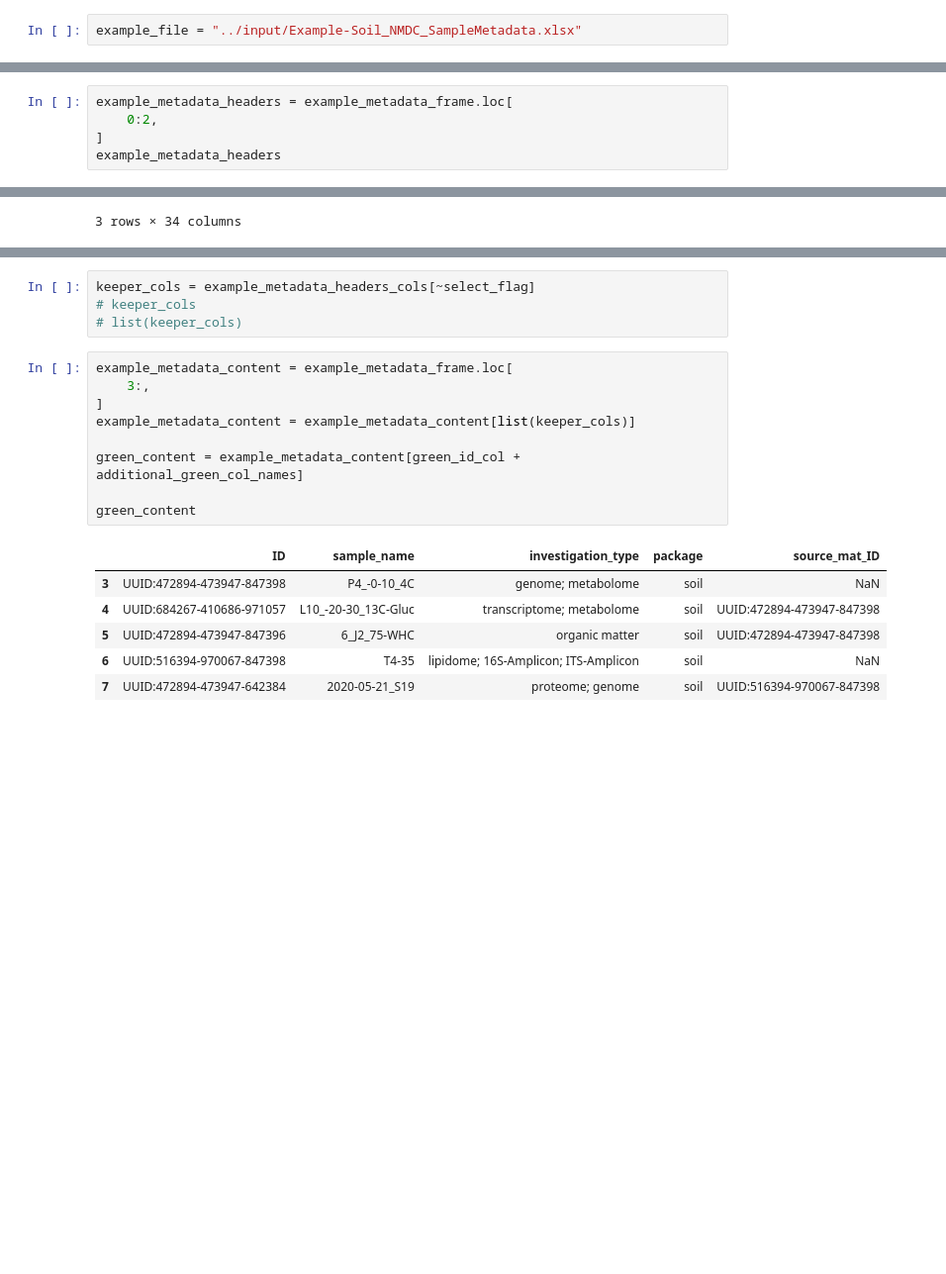
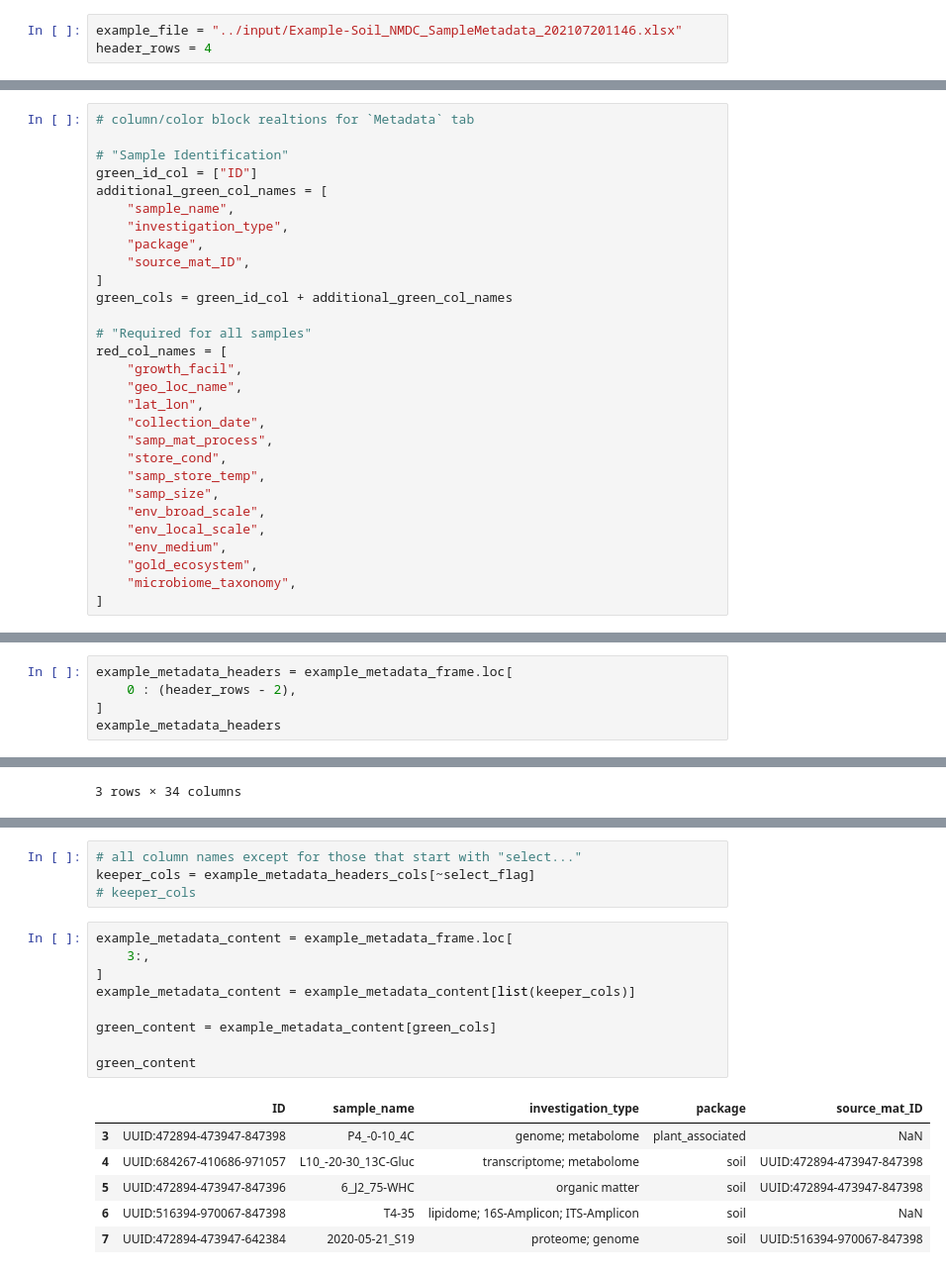
Before and after one commit to microbiomedata/nmdc-metadata, a Jupyter notebook: notebooks/nmdc_metadata_issue_375_prototype.ipynb, the cells around one changed output, grey strips where cells are left out. Shown: that part at 99% size. Cells and saved outputs as stored; diff of their text form; blank space fills up the shorter version.

```diff
--- a/notebooks/nmdc_metadata_issue_375_prototype.ipynb
+++ b/notebooks/nmdc_metadata_issue_375_prototype.ipynb
@@ -20,5 +23,6 @@ import re
 # %%
-example_file = "../input/Example-Soil_NMDC_SampleMetadata.xlsx"
+example_file = "../input/Example-Soil_NMDC_SampleMetadata_202107201146.xlsx"
+header_rows = 4
 # %% [markdown]
 The "Metadata" sheet in the NMDC Sample Metadata template has four header rows and color coded blocks of columns. The green and red sections have fixed columns. Here, the second though fourth rows provide elaboration on the expected content. _Remember, Pandas interprets the very first row as a dataframe's headers by default._
 
@@ -61,0 +41,29 @@ example_sheet_names = example_frame_structure.keys()
+# %%
+# column/color block realtions for `Metadata` tab
+
+# "Sample Identification"
+green_id_col = ["ID"]
+additional_green_col_names = [
+    "sample_name",
+    "investigation_type",
+    "package",
+    "source_mat_ID",
+]
+green_cols = green_id_col + additional_green_col_names
+
+# "Required for all samples"
+red_col_names = [
+    "growth_facil",
+    "geo_loc_name",
+    "lat_lon",
+    "collection_date",
+    "samp_mat_process",
+    "store_cond",
+    "samp_store_temp",
+    "samp_size",
+    "env_broad_scale",
+    "env_local_scale",
+    "env_medium",
+    "gold_ecosystem",
+    "microbiome_taxonomy",
+]
@@ -65,7 +218,7 @@ example_sheet_names = example_frame_structure.keys()
 example_metadata_frame = pd.read_excel(example_file, sheet_name="Metadata")
 # %%
 example_metadata_headers = example_metadata_frame.loc[
-    0:2,
+    0 : (header_rows - 2),
 ]
 example_metadata_headers
 # %% [output]
@@ -86,19 +243,19 @@ select_cols = example_metadata_headers_cols[select_flag]
 # %%
+# all column names except for those that start with "select..."
 keeper_cols = example_metadata_headers_cols[~select_flag]
 # keeper_cols
-# list(keeper_cols)
 # %%
 example_metadata_content = example_metadata_frame.loc[
     3:,
 ]
 example_metadata_content = example_metadata_content[list(keeper_cols)]
 
-green_content = example_metadata_content[green_id_col + additional_green_col_names]
+green_content = example_metadata_content[green_cols]
 
 green_content
 # %% [output]
 |  | ID | sample_name | investigation_type | package | source_mat_ID |
-| 3 | UUID:472894-473947-847398 | P4_-0-10_4C | genome; metabolome | soil | NaN |
+| 3 | UUID:472894-473947-847398 | P4_-0-10_4C | genome; metabolome | plant_associated | NaN |
 | 4 | UUID:684267-410686-971057 | L10_-20-30_13C-Gluc | transcriptome; metabolome | soil | UUID:472894-473947-847398 |
 | 5 | UUID:472894-473947-847396 | 6_J2_75-WHC | organic matter | soil | UUID:472894-473947-847398 |
 | 6 | UUID:516394-970067-847398 | T4-35 | lipidome; 16S-Amplicon; ITS-Amplicon | soil | NaN |
```
Also changed, not shown: parts of 29 cells of this notebook, 1 other file.
